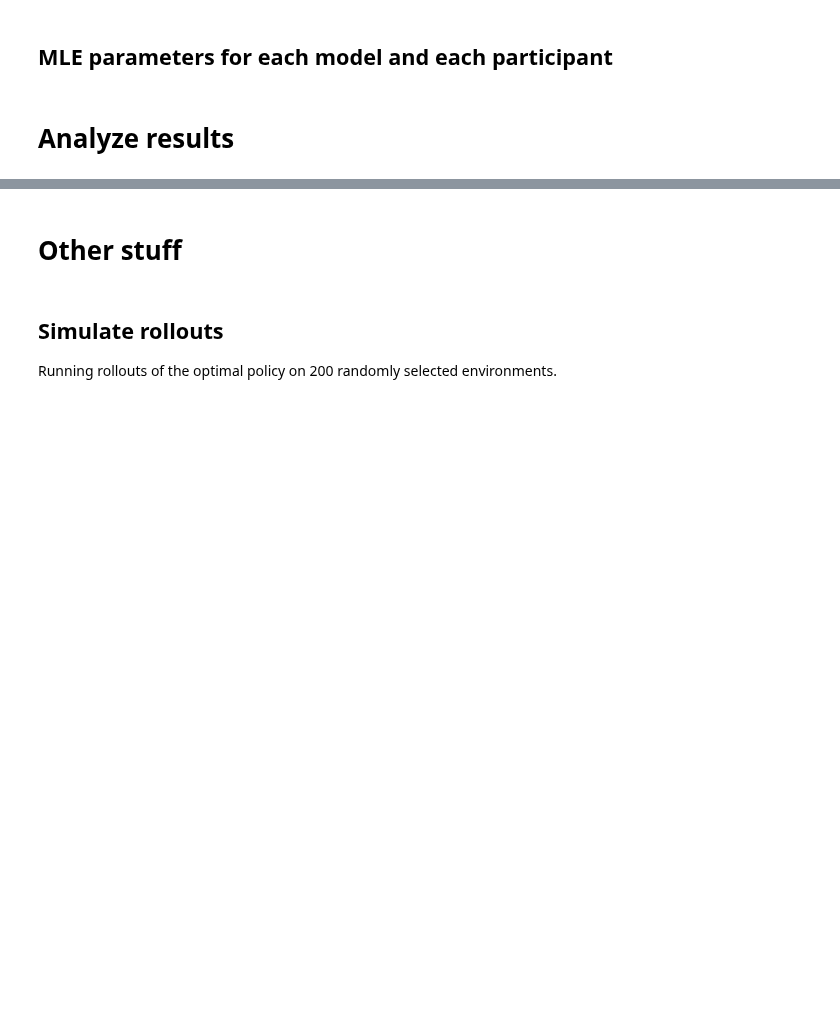
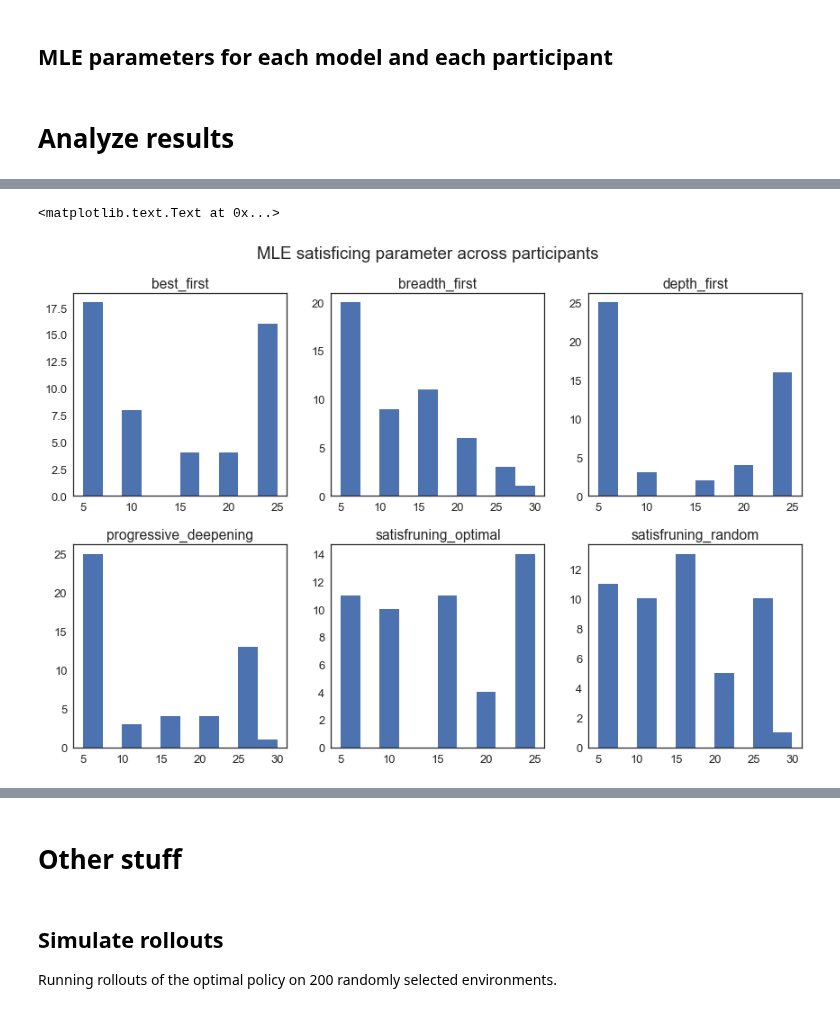
Before and after one commit to fredcallaway/planning, a Jupyter notebook: python/model_comparison.ipynb, the cells around one changed output, grey strips where cells are left out. Saved outputs shown, nothing was run; the diff lists cells and outputs as text; code cells hidden in the pictures; blank space fills up the shorter version.

```diff
--- a/python/model_comparison.ipynb
+++ b/python/model_comparison.ipynb
@@ -356 +400,15 @@ results['avg_logp'] = results.logp / list(data.pid.value_counts()[results.pid])
+# %%
+fig, axes = plt.subplots(2, 3, figsize=(12,8))
+axes = iter(axes.flat)
+for p, dd in results.dropna().groupby('model'):
+    ax = next(axes)
+    dd.satisfice.plot.hist(ax=ax)
+    ax.set_ylabel('')
+    ax.set_title(p)
+
+plt.tight_layout()
+plt.suptitle('MLE satisficing parameter across participants', y=1.03)
+# %% [output]
+<matplotlib.text.Text at 0x...>
+[figure, added]
 # %%
```
Also changed, not shown: parts of 20 cells of this notebook.
